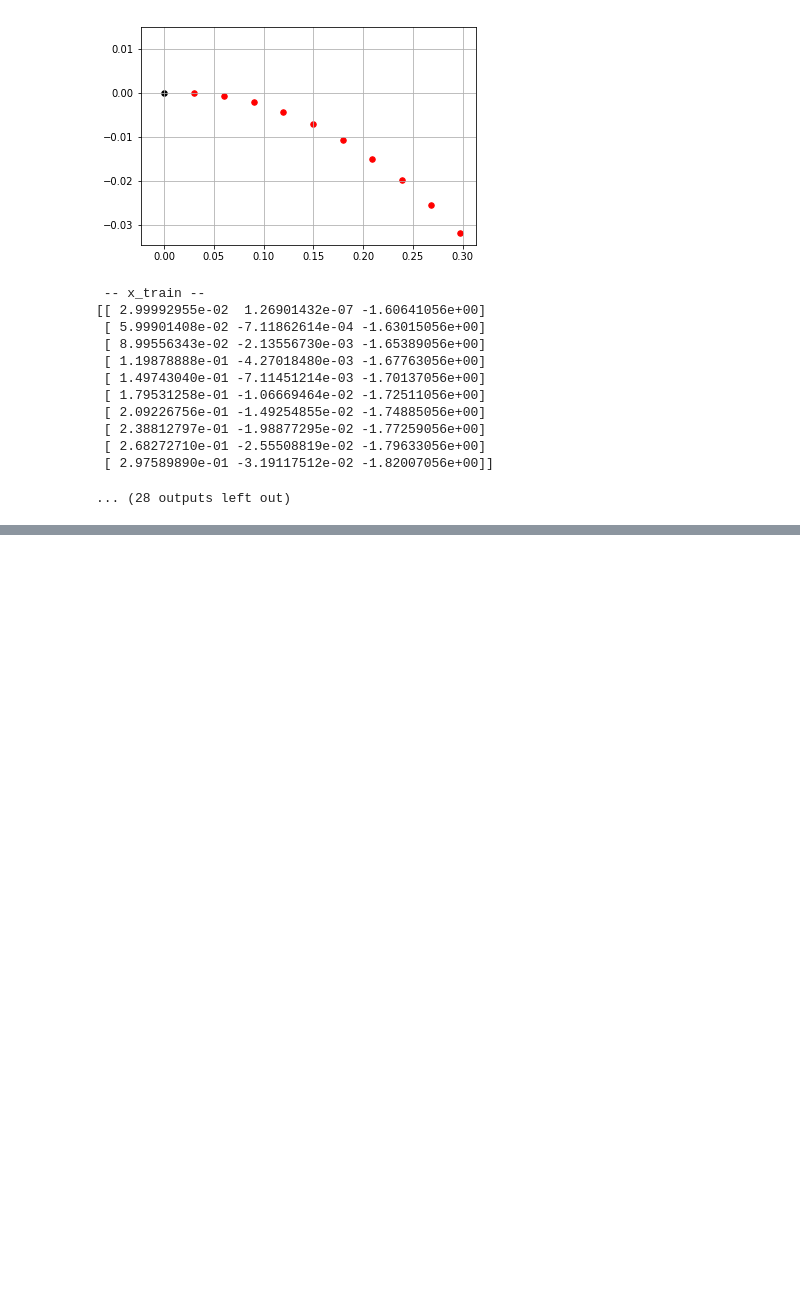
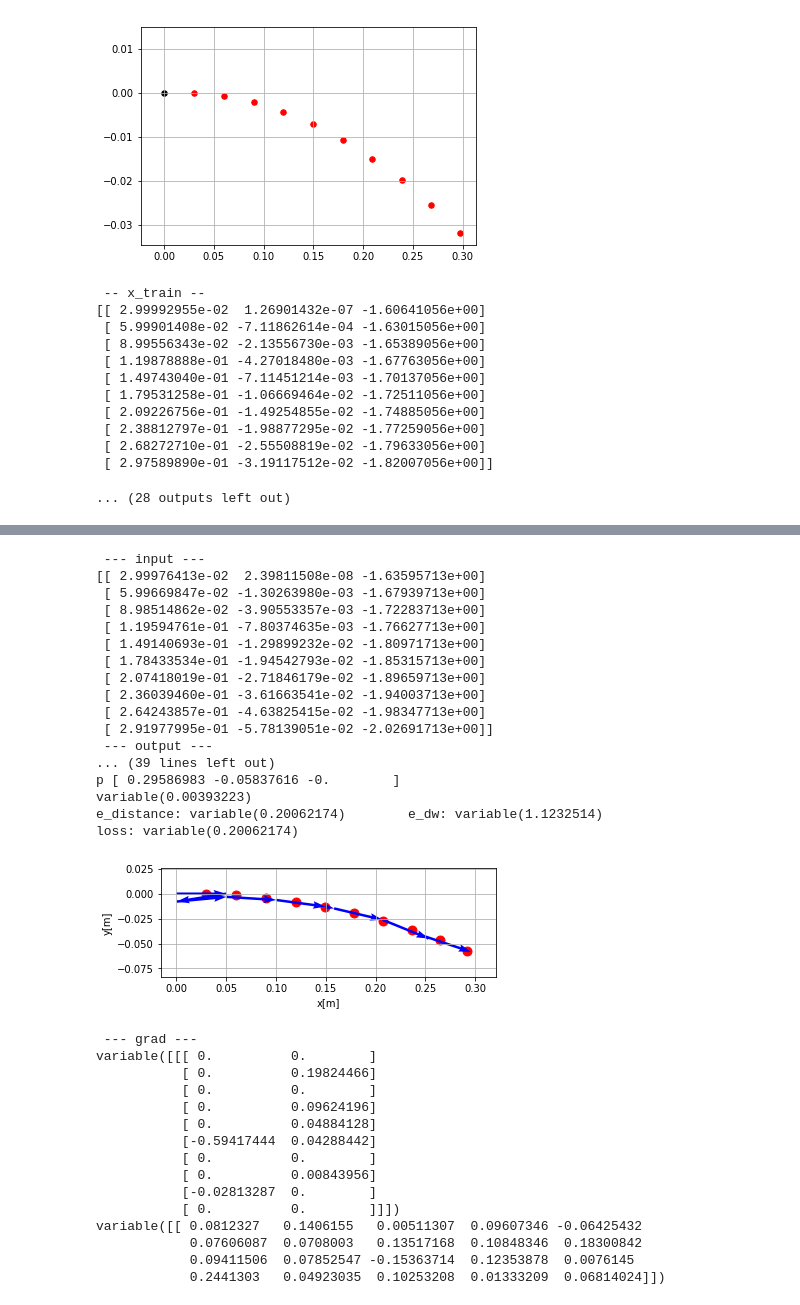
Before and after one commit to yotaseki/ROS-Cart, a Jupyter notebook: script/Train.ipynb, the cells around one changed output, grey strips where cells are left out. Drawn from its saved outputs; the diff is of its cells as text; code cells hidden in the pictures; blank space fills up the shorter version.

Commit message:
print y grad

```diff
--- a/script/Train.ipynb
+++ b/script/Train.ipynb
@@ -244,12 +244,13 @@ for num in range(20):
 # %%
 # loss
 def error_squares(z_oplus,z_true):
-    #print(predict)
-    #print(groundtruth)
     w = xp.array([1., 1., 0.],dtype=xp.float32)
     t = z_true * w
     p = z_oplus * w
+    print('t',t)
+    print('p',p.data)
     error = F.sqrt(F.sum((t-p)*(t-p)))
+    print(error)
     return error
 
 def error_diff_v(y0, y1):
@@ -287,12 +288,12 @@ def loss_function(y, y_true,disp_loss=0):
     '''
     e_diff_v = error_diff_v(y[0,0],y[0,1])
     for i in range(2,DATA_NUM_STEP):
-        e_diff_v = error_diff_v(y[0,i-1],y[0,i])
+        e_diff_v = e_diff_v + error_diff_v(y[0,i-1],y[0,i])
     dmesg = dmesg + 'e_dv: ' + str(e_diff_v) + '\t'
     '''
     e_diff_w = error_diff_v(y[0,0],y[0,1])
     for i in range(2,DATA_NUM_STEP):
-        e_diff_w = error_diff_w(y[0,i-1],y[0,i])
+        e_diff_w = e_diff_w + error_diff_w(y[0,i-1],y[0,i])
     dmesg = dmesg + 'e_dw: ' + str(e_diff_w) + '\t'
 
     loss = (1 * e_distance)
@@ -405,36 +432,69 @@ x = Variable(xp.array([x],dtype=xp.float32))
 y = model(x)
 # clip
 v_limit = DATA_MAX_V_STEP
 w_limit = DATA_MAX_W_STEP
 v = F.expand_dims(F.transpose(F.clip(y[:,:,0],-v_limit,v_limit)),axis=0)
 w = F.expand_dims(F.transpose(F.clip(y[:,:,1],-w_limit,w_limit)),axis=0)
 # zero-padding
 pad = Variable(xp.zeros((1,DATA_NUM_STEP,1),dtype=xp.float32))
 y_pad = F.concat((v,pad,w),axis=2)
 print(' --- input --- ')
 print(x_test)
 print(' --- output --- ')
 print(y_pad.data)
-print(xp.rad2deg(y_pad.data[:,:,2]))
 # loss
 z_true = x_test
 z = y_pad[0,0]
 print(' --- error --- ')
 Z = xp.array([([0,0,0]),(z.data)],dtype='float32')
 for step in range(1,DATA_NUM_STEP):
     z = oplus(z,y_pad[0,step])
     Z = xp.vstack((Z,z.data))
 loss = loss_function(y_pad, x_test, disp_loss=1)
 print('loss:',loss)
 # print(' --- trajectory --- ')
 # print(Z)
 # print(z_true.shape)
 fig = plot_path(Z,z_true)
 print(' --- grad --- ')
-loss.backward()
 y_grad = chainer.grad( (loss,), (y,) )[0]
-
 print(y_grad)
+x_grad = chainer.grad( (loss,), (x,) )[0]
+print(x_grad)
+# %% [output]
+ --- input ---
+[[ 2.99976413e-02  2.39811508e-08 -1.63595713e+00]
+ [ 5.99669847e-02 -1.30263980e-03 -1.67939713e+00]
+ [ 8.98514862e-02 -3.90553357e-03 -1.72283713e+00]
+ [ 1.19594761e-01 -7.80374635e-03 -1.76627713e+00]
+ [ 1.49140693e-01 -1.29899232e-02 -1.80971713e+00]
+ [ 1.78433534e-01 -1.94542793e-02 -1.85315713e+00]
+ [ 2.07418019e-01 -2.71846179e-02 -1.89659713e+00]
+ [ 2.36039460e-01 -3.61663541e-02 -1.94003713e+00]
+ [ 2.64243857e-01 -4.63825415e-02 -1.98347713e+00]
+ [ 2.91977995e-01 -5.78139051e-02 -2.02691713e+00]]
+ --- output ---
+... (39 lines left out)
+p [ 0.29586983 -0.05837616 -0.        ]
+variable(0.00393223)
+e_distance: variable(0.20062174)        e_dw: variable(1.1232514)
+loss: variable(0.20062174)
+[figure, added]
+ --- grad ---
+variable([[[ 0.          0.        ]
+           [ 0.          0.19824466]
+           [ 0.          0.        ]
+           [ 0.          0.09624196]
+           [ 0.          0.04884128]
+           [-0.59417444  0.04288442]
+           [ 0.          0.        ]
+           [ 0.          0.00843956]
+           [-0.02813287  0.        ]
+           [ 0.          0.        ]]])
+variable([[ 0.0812327   0.1406155   0.00511307  0.09607346 -0.06425432
+            0.07606087  0.0708003   0.13517168  0.10848346  0.18300842
+            0.09411506  0.07852547 -0.15363714  0.12353878  0.0076145
+            0.2441303   0.04923035  0.10253208  0.01333209  0.06814024]])
 # %%
 for i in range(10):
     rand_rad = xp.random.rand()*(2*DATA_W_STEP)-DATA_W_STEP # -36 ~ 36 m/step
```
Also changed, not shown: parts of 4 cells of this notebook.
